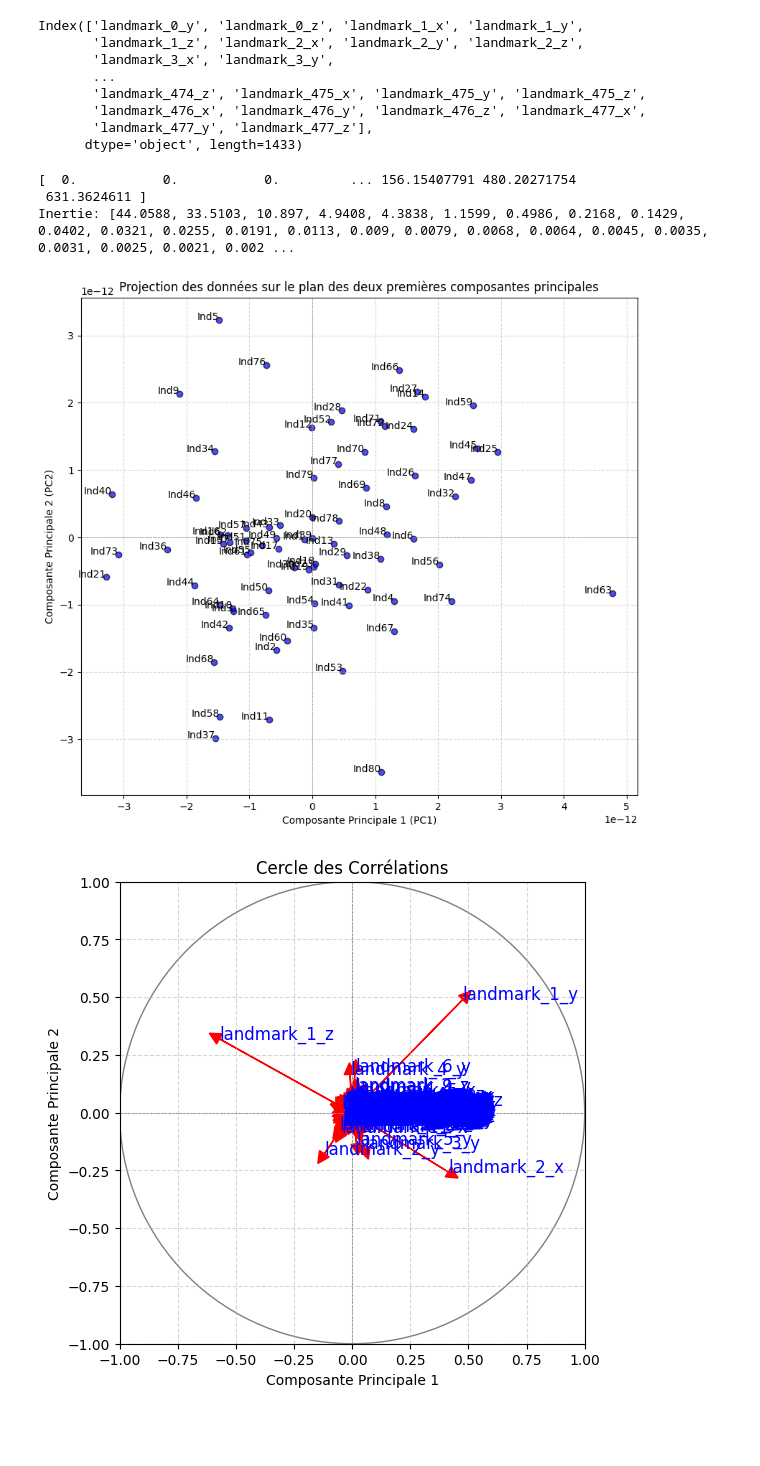
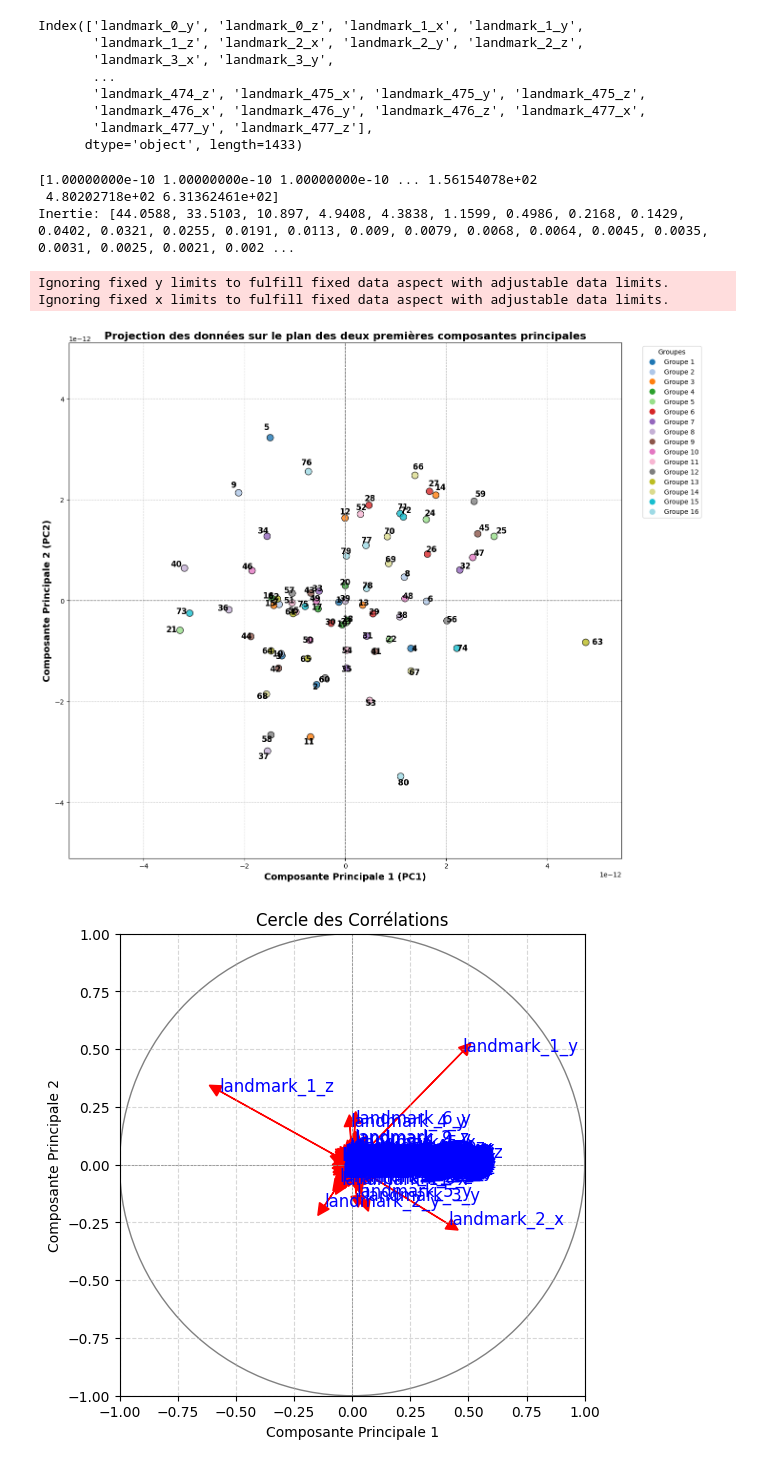
Before and after one commit to YounesBensafia/Data-Analysis-Project, a Jupyter notebook: acp.ipynb, the cells around one changed output. Saved outputs shown, nothing was run; the diff lists cells and outputs as text; code cells hidden in the pictures; blank space fills up the shorter version.

Commit message:
Implement code changes to enhance functionality and improve performance

```diff
--- a/acp.ipynb
+++ b/acp.ipynb
@@ -25,7 +25,7 @@ covariance_matrix = np.cov(normalized_data, rowvar=False)
 
 
 eigenvalues, eigenvectors = np.linalg.eigh(covariance_matrix)
-eigenvalues = np.where(eigenvalues < 1e-10, 0, eigenvalues)
+eigenvalues = np.where(eigenvalues < 1e-10, 0.0000000001, eigenvalues)
 
 print(eigenvalues)
 
@@ -33,29 +33,57 @@ inertie = eigenvalues / np.sum(eigenvalues) * 100
 
 print("Inertie:", sorted(np.round(inertie, 4).tolist(), reverse=True))
 # %% [output]
-[  0.           0.           0.         ... 156.15407791 480.20271754
- 631.3624611 ]
+[1.00000000e-10 1.00000000e-10 1.00000000e-10 ... 1.56154078e+02
+ 4.80202718e+02 6.31362461e+02]
 Inertie: [44.0588, 33.5103, 10.897, 4.9408, 4.3838, 1.1599, 0.4986, 0.2168, 0.1429, 0.0402, 0.0321, 0.0255, 0.0191, 0.0113, 0.009, 0.0079, 0.0068, 0.0064, 0.0045, 0.0035, 0.0031, 0.0025, 0.0021, 0.002 ...
 # %%
+C = np.dot(normalized_data, eigenvectors)
+plt.figure(figsize=(14, 12))
 
+# Create a colormap for groups of 5 individuals
+num_groups = C.shape[0] // 5 + (1 if C.shape[0] % 5 > 0 else 0)
+colors = []
+cmap = plt.cm.get_cmap('tab20', num_groups)
+for i in range(C.shape[0]):
+    group_index = i // 5
+    colors.append(cmap(group_index))
 
-C = np.dot(normalized_data, eigenvectors)
-plt.figure(figsize=(10,9))
-plt.scatter(C[:, 0], C[:, 1], color='b', alpha=0.7, edgecolors='k')
+# Plot each point with its corresponding color
+scatter = plt.scatter(C[:, 0], C[:, 1], c=colors, alpha=0.8, s=100, edgecolors='k', linewidths=1)
 
+# Add labels for each point
 for i in range(C.shape[0]):
-    plt.text(C[i, 0], C[i, 1], f"Ind{i+1}", fontsize=10, ha='right')
+    plt.text(C[i, 0]*1.05, C[i, 1]*1.05, f"{i+1}", fontsize=12, ha='center', weight='bold')
 
-plt.xlabel("Composante Principale 1 (PC1)")
-plt.ylabel("Composante Principale 2 (PC2)")
-plt.title("Projection des données sur le plan des deux premières composantes principales")
-plt.axhline(0, color='gray', linestyle='--', linewidth=0.5)
-plt.axvline(0, color='gray', linestyle='--', linewidth=0.5)
-plt.grid(True, linestyle='--', alpha=0.5)
+# Enhance grid and labels
+plt.xlabel("Composante Principale 1 (PC1)", fontsize=14, fontweight='bold')
+plt.ylabel("Composante Principale 2 (PC2)", fontsize=14, fontweight='bold')
+plt.title("Projection des données sur le plan des deux premières composantes principales", fontsize=16, fontweight='bold')
 
+# Set equal aspect ratio to ensure proper scaling
+plt.axis('equal')
+
+# Increase the scale for better visualization
+scale_factor = 6e-12  # Increased scale factor
+plt.xlim(-scale_factor, scale_factor)
+plt.ylim(-scale_factor, scale_factor)
+
+# Add grid and reference lines
+plt.axhline(0, color='gray', linestyle='--', linewidth=1)
+plt.axvline(0, color='gray', linestyle='--', linewidth=1)
+plt.grid(True, linestyle='--', alpha=0.7)
+
+# Add group legend
+handles = [plt.Line2D([0], [0], marker='o', color='w', markerfacecolor=cmap(i),
+                     markersize=10, label=f'Groupe {i+1}') for i in range(num_groups)]
+plt.legend(handles=handles, title="Groupes", loc='upper right', bbox_to_anchor=(1.15, 1))
+
+plt.tight_layout()
 plt.show()
 # %% [output]
+Ignoring fixed y limits to fulfill fixed data aspect with adjustable data limits.
+Ignoring fixed x limits to fulfill fixed data aspect with adjustable data limits.
-[figure, old version]
+[figure, new version]
 # %%
 columns = data.columns[2:]
 
```
Also changed, not shown: parts of 2 cells of this notebook.
